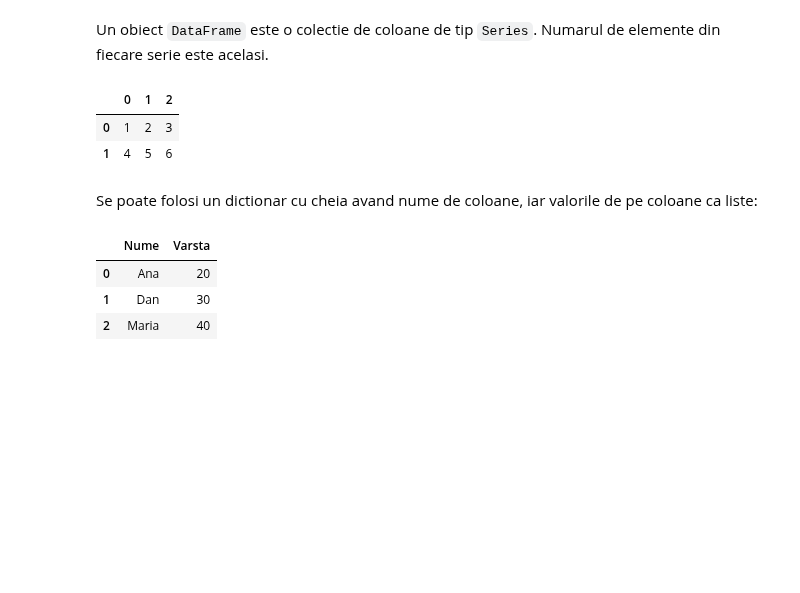
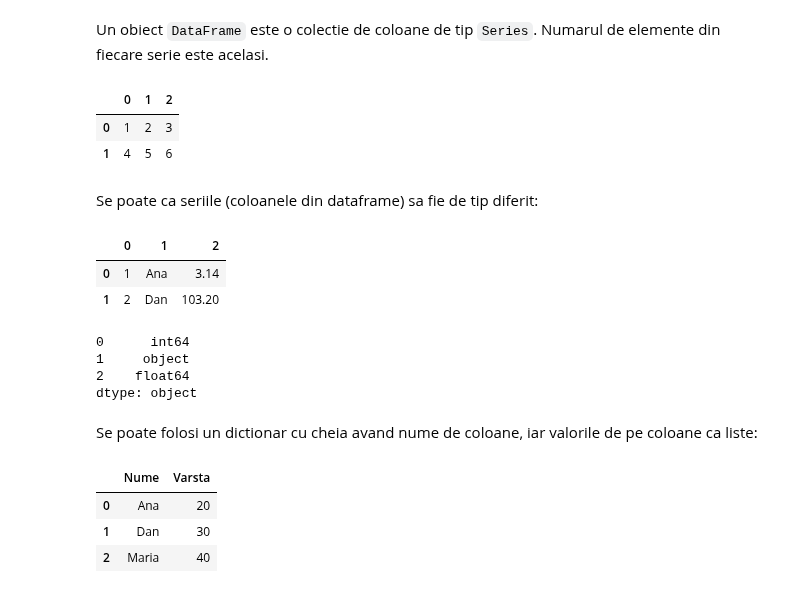
Before and after one commit to lmsasu/cursuri, a Jupyter notebook: Introducere_in_data_science/cursuri/Curs3/Curs3.ipynb, the cells around one changed output. Drawn from its saved outputs; the diff is of its cells as text; code cells hidden in the pictures; blank space fills up the shorter version.

```diff
--- a/Introducere_in_data_science/cursuri/Curs3/Curs3.ipynb
+++ b/Introducere_in_data_science/cursuri/Curs3/Curs3.ipynb
@@ -221,6 +221,22 @@ df
 |  | 0 | 1 | 2 |
 | 0 | 1 | 2 | 3 |
 | 1 | 4 | 5 | 6 |
+# %% [markdown]
+Se poate ca seriile (coloanele din dataframe) sa fie de tip diferit:
+# %%
+df_mix = pd.DataFrame([[1, 'Ana', 3.14], [2, 'Dan', 103.2]])
+df_mix
+# %% [output]
+|  | 0 | 1 | 2 |
+| 0 | 1 | Ana | 3.14 |
+| 1 | 2 | Dan | 103.20 |
+# %%
+df_mix.dtypes
+# %% [output]
+0      int64
+1     object
+2    float64
+dtype: object
 # %% [markdown]
 Se poate folosi un dictionar cu cheia avand nume de coloane, iar valorile de pe coloane ca liste:
 # %%
```
Also changed, not shown: parts of 19 cells of this notebook, 3 other files.
